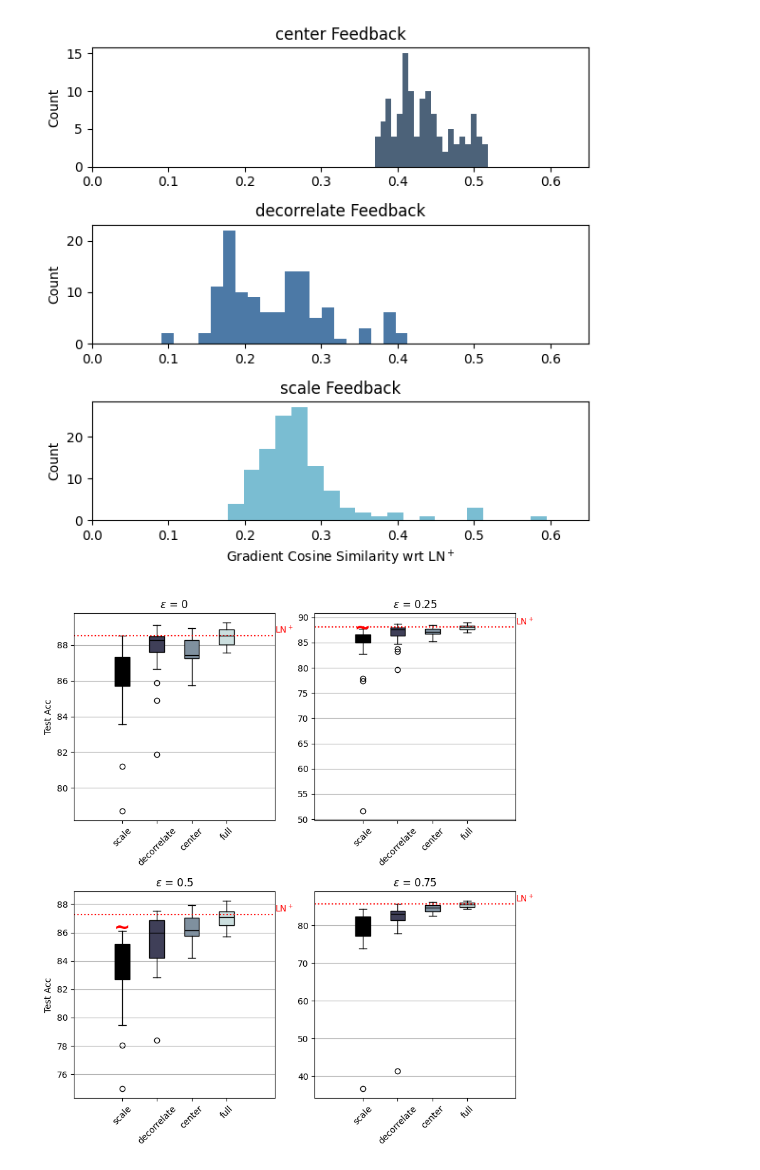
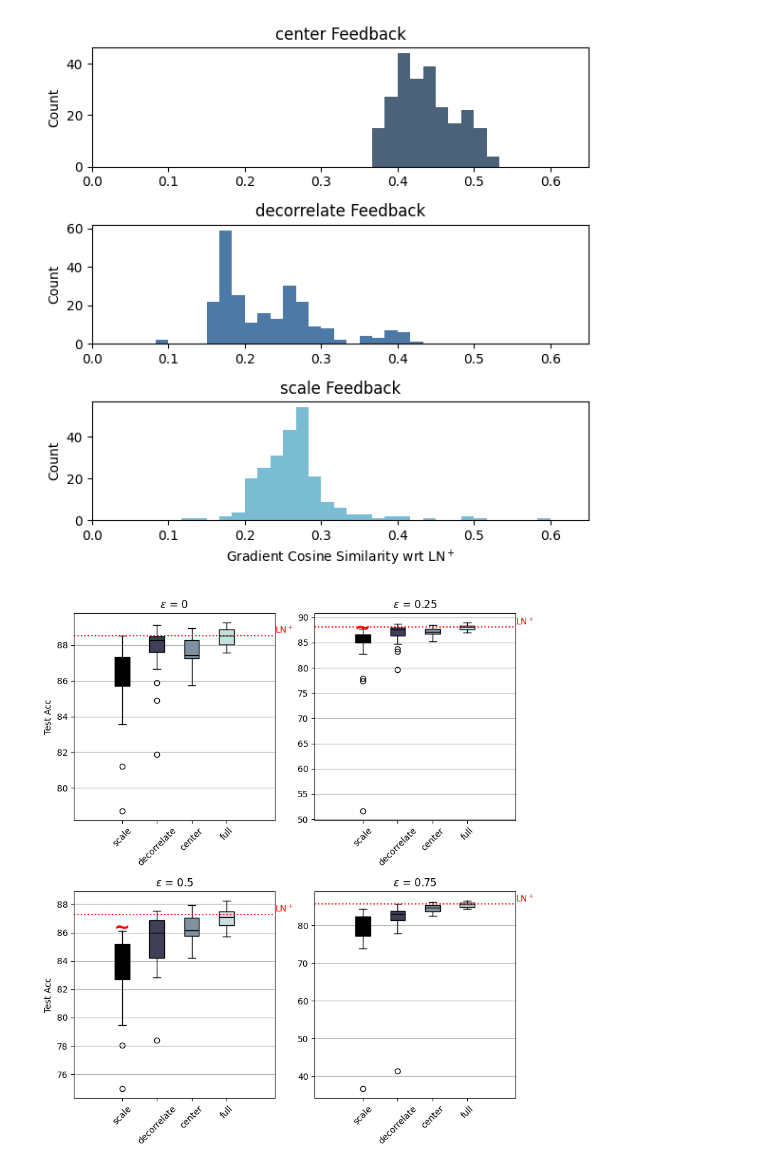
Before and after one commit to RoyHEyono/RNN_EI_Network, a Jupyter notebook: experiments/dense_fmnist/analysis/fig_6.ipynb, the cells around one changed output. Saved outputs shown, nothing was run; the diff lists cells and outputs as text; code cells hidden in the pictures.

Commit message:
Redid all the figures to include brightness and contrast tasks

```diff
--- a/experiments/dense_fmnist/analysis/fig_6.ipynb
+++ b/experiments/dense_fmnist/analysis/fig_6.ipynb
@@ -26,6 +24,7 @@ def fetch_runs(api, entity, project_name, filters, order=None):
 # %%
 import matplotlib.pyplot as plt
 import numpy as np
+from itertools import product
 from matplotlib import cm, colors
 
 # -------------------------
@@ -48,6 +47,7 @@ def safe_float(x):
         return None
 
 brightness_factors = [0, 0.25, 0.5, 0.75]
+datasets = ["fashionmnist", "fashionmnist_contrast"]  # brightness and contrast runs are pooled
 ln_feedback_types = ['center', 'decorrelate', 'scale']
 layers_to_average = ["fc0", "fc1"]
 
@@ -65,15 +65,16 @@ def collect_grad_alignment(ln_fdb):
     """Collect last-epoch gradient summary values for this LN-feedback type."""
     collected = []
 
-    for bright in brightness_factors:
+    for dataset, bright in product(datasets, brightness_factors):
         runs = fetch_runs(
             api,
             entity="royeyono",
             project_name="Luminosity_LNHomeostasis",
             filters={
-                "config.dataset": "fashionmnist",
+                "config.dataset": dataset,
                 "config.brightness_factor": bright,
                 "config.homeostasis": 1,
+                "config.shunting": 1,
                 "config.normtype_detach": 0,
                 "config.excitation_training": 1,
                 "config.layer_norm": 0,
@@ -107,35 +108,38 @@ data_dict = {ln_fdb: collect_grad_alignment(ln_fdb)
 # -------------------------
 # Plotting — 3 vertical panels
 # -------------------------
 
+bin_edges = np.linspace(0, 0.65, 40)  # shared across panels so bar widths are comparable
+
 fig, axes = plt.subplots(3, 1, figsize=(6, 6), sharex=False)
 
 for idx, ln_fdb in enumerate(ln_feedback_types):
     ax = axes[idx]
     values = data_dict[ln_fdb]
 
     if len(values) == 0:
         ax.set_title(f"{ln_fdb} (no data)")
         continue
 
     ax.hist(
         values,
-        bins=20,
+        bins=bin_edges,
         alpha=0.7,
         color=colors_ocean[idx]
     )
 
     ax.set_ylabel("Count")
     ax.set_title(f"{ln_fdb} Feedback")
     # ax.set_yscale("log")
     ax.set_xlim(0, 0.65)  # restrict to cosine similarity range
 
 axes[-1].set_xlabel("Gradient Cosine Similarity wrt LN$^+$")
 
 plt.tight_layout()
+plt.savefig('Fig_6_1.svg')
 plt.show()
 # %% [output]
-[figure, old version]
+[figure, new version]
 # %%
 import matplotlib.pyplot as plt
 import numpy as np
```
Also changed, not shown: parts of 2 cells of this notebook, 10 other files.
